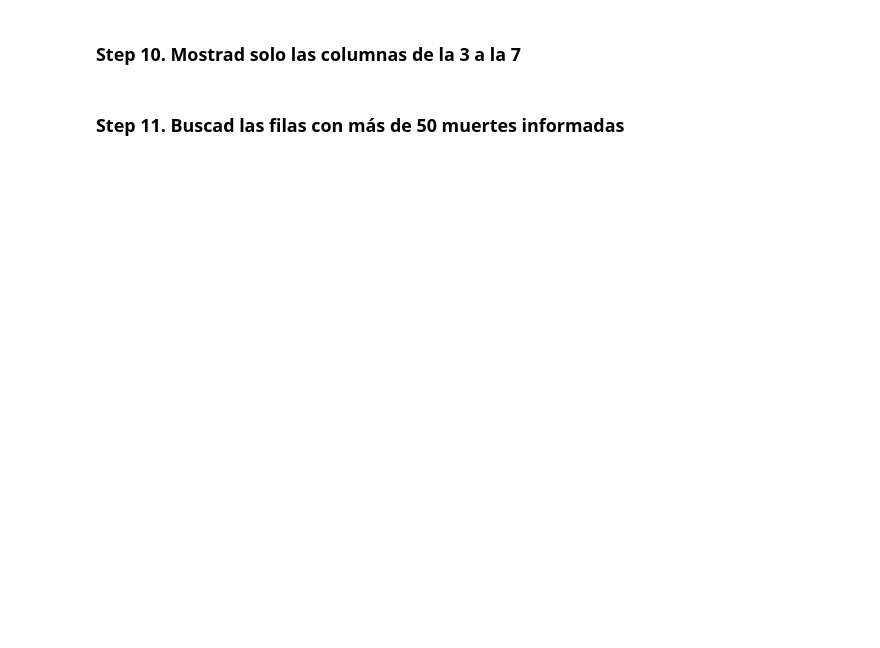
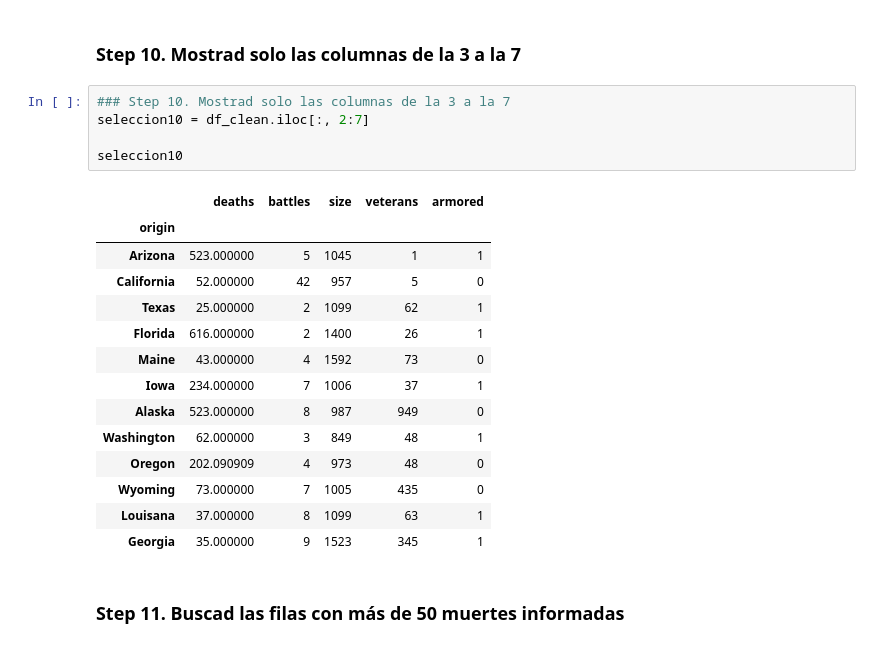
Before and after one commit to amejosecar/BootcampBBK, a Jupyter notebook: 2-Data Analysis/2-Dataframes y estadística/Practica/2-Fictional_Army/Fictional Army.ipynb, the cells around one changed output. Saved outputs shown, nothing was run; the diff lists cells and outputs as text; blank space fills up the shorter version.

```diff
--- a/2-Data Analysis/2-Dataframes y estadística/Practica/2-Fictional_Army/Fictional Army.ipynb
+++ b/2-Data Analysis/2-Dataframes y estadística/Practica/2-Fictional_Army/Fictional Army.ipynb
@@ -179,4 +219,24 @@ seleccion
 # %% [markdown]
 ### Step 10. Mostrad solo las columnas de la 3 a la 7
+# %%
+### Step 10. Mostrad solo las columnas de la 3 a la 7
+seleccion10 = df_clean.iloc[:, 2:7]
+
+seleccion10
+# %% [output]
+|  | deaths | battles | size | veterans | armored |
+| origin |  |  |  |  |  |
+| Arizona | 523.000000 | 5 | 1045 | 1 | 1 |
+| California | 52.000000 | 42 | 957 | 5 | 0 |
+| Texas | 25.000000 | 2 | 1099 | 62 | 1 |
+| Florida | 616.000000 | 2 | 1400 | 26 | 1 |
+| Maine | 43.000000 | 4 | 1592 | 73 | 0 |
+| Iowa | 234.000000 | 7 | 1006 | 37 | 1 |
+| Alaska | 523.000000 | 8 | 987 | 949 | 0 |
+| Washington | 62.000000 | 3 | 849 | 48 | 1 |
+| Oregon | 202.090909 | 4 | 973 | 48 | 0 |
+| Wyoming | 73.000000 | 7 | 1005 | 435 | 0 |
+| Louisana | 37.000000 | 8 | 1099 | 63 | 1 |
+| Georgia | 35.000000 | 9 | 1523 | 345 | 1 |
 # %% [markdown]
 ### Step 11. Buscad las filas con más de 50 muertes informadas
```
Also changed, not shown: parts of 12 cells of this notebook.
